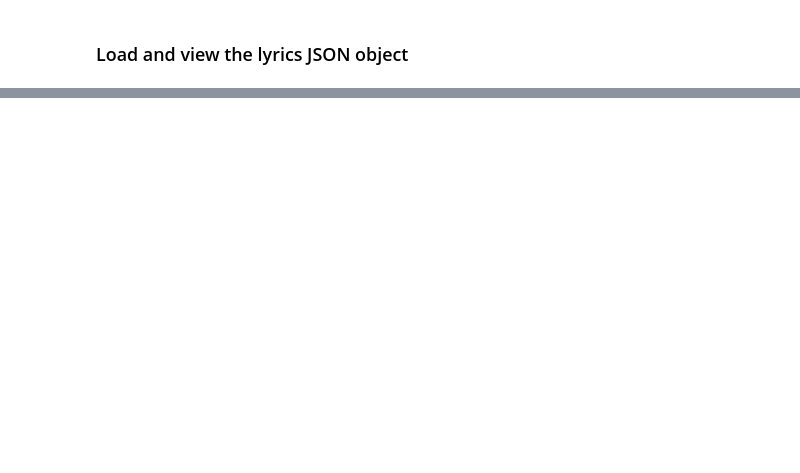
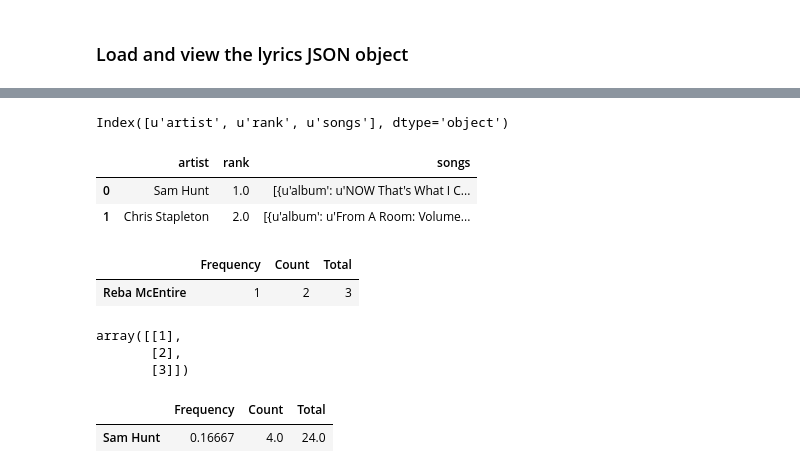
Before and after one commit to johnwmillr/trucks-and-beer, a Jupyter notebook: countryArtists.ipynb, the cells around one changed output, grey strips where cells are left out. Saved outputs shown, nothing was run; the diff lists cells and outputs as text; code cells hidden in the pictures; blank space fills up the shorter version.

```diff
--- a/countryArtists.ipynb
+++ b/countryArtists.ipynb
@@ -108,0 +151,2 @@ pprint(data)
+# %%
+d = pd.DataFrame()
@@ -108,0 +173,44 @@ pprint(data)
+# %%
+d.keys()
+# %% [output]
+Index([u'artist', u'rank', u'songs'], dtype='object')
+# %%
+d
+# %% [output]
+|  | artist | rank | songs |
+| 0 | Sam Hunt | 1.0 | [{u'album': u'NOW That's What I C... |
+| 1 | Chris Stapleton | 2.0 | [{u'album': u'From A Room: Volume... |
+# %%
+pd.DataFrame(np.reshape(np.array([1,2,3]),(1,3)),columns=['Frequency','Count','Total'], index=[artist['artist']])
+# %% [output]
+|  | Frequency | Count | Total |
+| Reba McEntire | 1 | 2 | 3 |
+# %%
+np.reshape([1,2,3],(3,1))
+# %% [output]
+array([[1],
+       [2],
+       [3]])
+# %%
+def calcFreqOfTerm(artist, term="truck"):
+    # Determine how many songs mention a given term
+    songs = artist['songs']
+    song_count, term_count = len(songs), 0
+    for song in songs:
+        if term.lower() in song['lyrics'].lower():
+            term_count += 1
+
+    term_freq = round(term_count/float(song_count),5)
+#     print('"{}" is mentioned in {:05.2f} percent ({:03}/{:03}) of songs by {}'.format(
+#         term, 100*term_freq, term_count, song_count, artist['artist']))
+
+    df = pd.DataFrame(np.reshape([term_freq, term_count, song_count],(1,3)),
+                      columns=['Frequency','Count','Total'], index=[artist['artist']])
+    df.name = term
+    return df
+
+f = calcFreqOfTerm(artists[0])
+f
+# %% [output]
+|  | Frequency | Count | Total |
+| Sam Hunt | 0.16667 | 4.0 | 24.0 |
```
Also changed, not shown: parts of 12 cells of this notebook.
